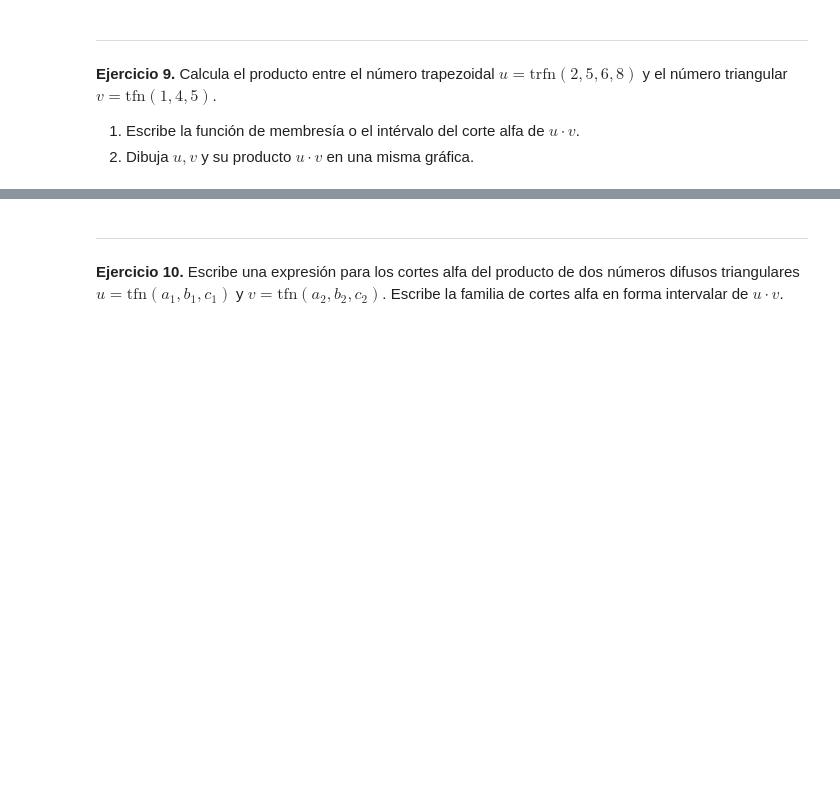
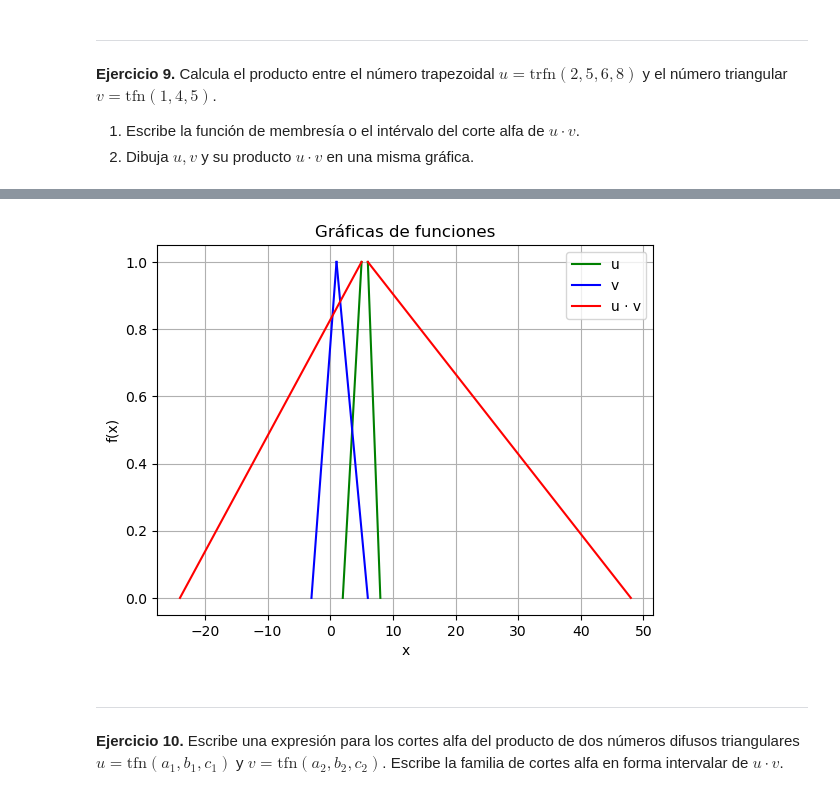
Before and after one commit to Elias-Gill/facultad, a Jupyter notebook: aplicada/unidad 2/ejercitario2.ipynb, the cells around one changed output, grey strips where cells are left out. Saved outputs shown, nothing was run; the diff lists cells and outputs as text; code cells hidden in the pictures; blank space fills up the shorter version.

```diff
--- a/aplicada/unidad 2/ejercitario2.ipynb
+++ b/aplicada/unidad 2/ejercitario2.ipynb
@@ -63,3 +450,61 @@ Responde a las preguntas de abajo utilizando este mismo notebook. Recuerda de se
+# %%
+import numpy as np
+import matplotlib.pyplot as plt
+
+
+# Definición de las funciones
+def f1(x):
+    return (x - 2) / 3
+
+
+def f2(x):
+    return (8 - x) / 2
+
+
+def f3(x):
+    return (x + 3) / 4
+
+
+def f4(x):
+    return (6 - x) / 5
+
+
+def f5(x):
+    return (x + 24) / 29
+
+
+def f6(x):
+    return (48 - x) / 42
+
+
+# Creación del gráfico
+x1 = np.linspace(2, 5, 100)
+x2 = np.linspace(6, 8, 100)
+x3 = np.linspace(-3, 1, 100)
+x4 = np.linspace(1, 6, 100)
+x5 = np.linspace(-24, 5, 100)
+x6 = np.linspace(6, 48, 100)
+
+plt.plot(x1, f1(x1), color="green", label="u")
+plt.plot(x2, f2(x2), color="green")
+plt.plot(x3, f3(x3), color="blue", label="v")
+plt.plot(x4, f4(x4), color="blue")
+plt.plot(x5, f5(x5), color="red", label="u · v")
+plt.plot(x6, f6(x6), color="red")
+
+# Añadir líneas horizontales
+plt.axhline(y=1, xmin=5, xmax=6, color="green")
+plt.axhline(y=1, xmin=5, xmax=6, color="red")
+
+# Configuración del gráfico
+plt.legend()
+plt.xlabel("x")
+plt.ylabel("f(x)")
+plt.title("Gráficas de funciones")
+plt.grid()
+plt.show()
+# %% [output]
+[figure, added]
 # %% [markdown]
 ---
 **Ejercicio 10.** Escribe una expresión para los cortes alfa del producto de dos números difusos triangulares $u=\text{tfn}(a_1,b_1,c_1)$ y $v=\text{tfn}(a_2,b_2,c_2)$. Escribe la familia de cortes alfa en forma intervalar de $u\cdot v$.
```
Also changed, not shown: parts of 8 cells of this notebook, 4 other files.
